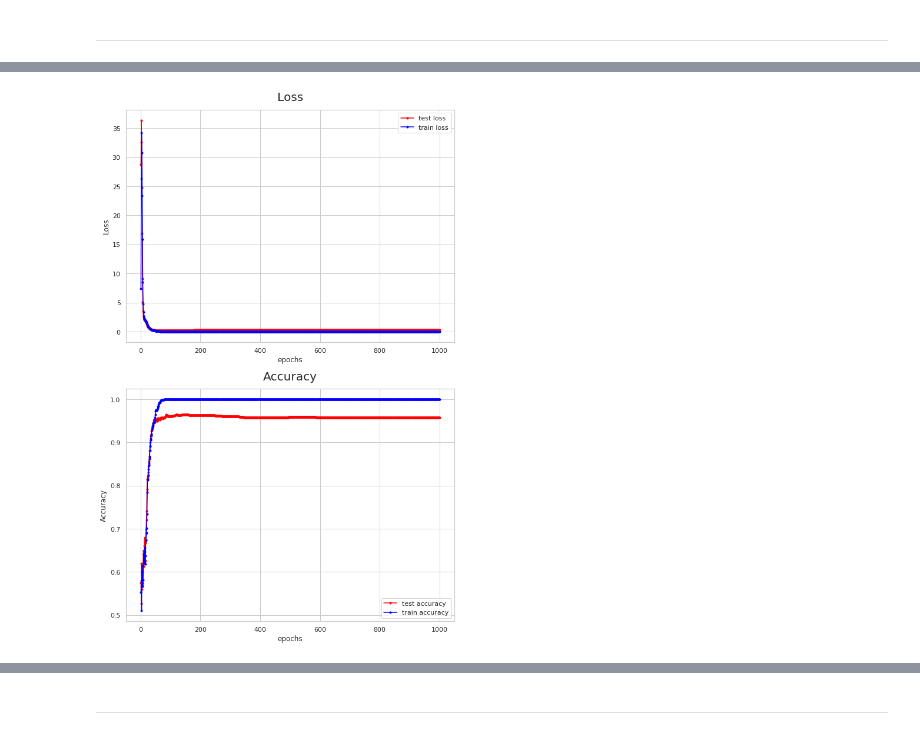
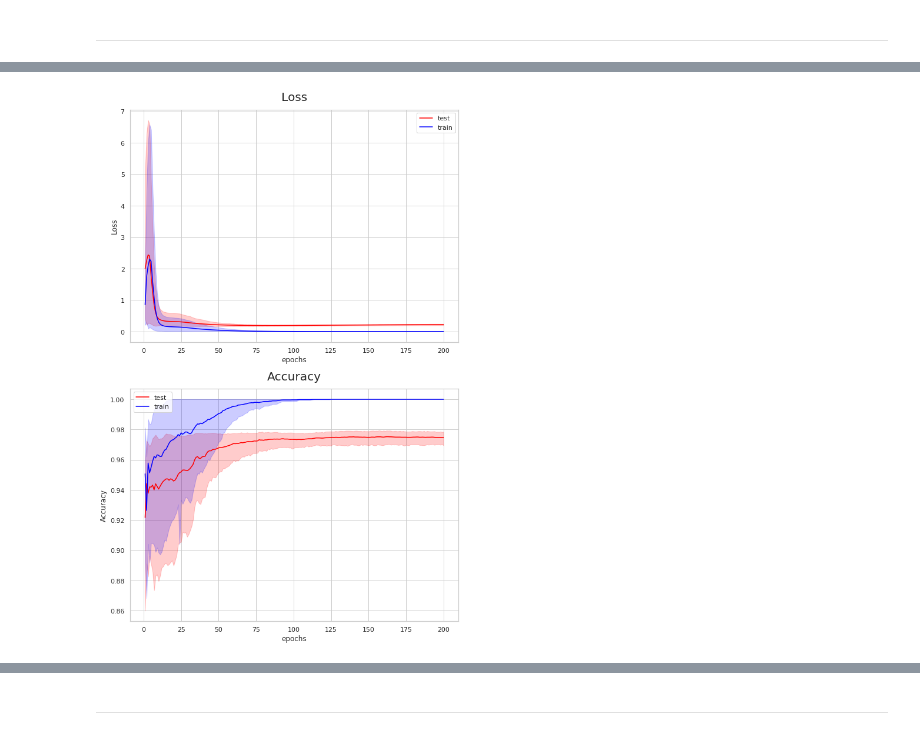
Before and after one commit to INFOPAUL/DeepLearning_Proj1, a Jupyter notebook: notebooks/code.ipynb, the cells around one changed output, grey strips where cells are left out. Cells and saved outputs as stored; diff of their text form; code cells hidden in the pictures.

```diff
--- a/notebooks/code.ipynb
+++ b/notebooks/code.ipynb
@@ -20,15 +28,42 @@ from train import get_dataset
 # %%
-num_epochs = 1000
+num_epochs = 200
 batch_size = 1000
+runs_num = 15
+# %%
+def collect_data_runs(config_model, runs_num=10):
+    data = []
+
+    for run in range(runs_num):
+        print(f"---- Run {run+1}/{runs_num} ----")
+        model, history = train.train(config_model)
+
+        for i in range(len(history.epochs)):
+            data.append([run, history.epochs[i], history.losses_train[i], history.losses_test[i], history.accs_train[i], history.accs_test[i]])
+
+    df = pd.DataFrame(data, columns=["run", "epoch", "train_loss", "test_loss", "train_accuracy", "test_accuracy"])
+
+    return df, model, history
+# %%
+def plot_result(df):
+    fig, axs = plt.subplots(2, 1, figsize=(10,16))
+    sns.lineplot(x="epoch", y="test_loss", data=df, ax=axs[0], color="red", label="test");
+    sns.lineplot(x="epoch", y="train_loss", data=df, ax=axs[0], color="blue", label="train");
+    axs[0].set_xlabel("epochs");axs[0].set_ylabel("Loss");axs[0].set_title("Loss", fontdict={"fontsize":20, "fontweight":1}, pad=15);
+    axs[0].legend();
+
+    sns.lineplot(x="epoch", y="test_accuracy", data=df, ax=axs[1], color="red", label="test");
+    sns.lineplot(x="epoch", y="train_accuracy", data=df, ax=axs[1], color="blue", label="train");
+    axs[1].set_xlabel("epochs");axs[1].set_ylabel("Accuracy");axs[1].set_title("Accuracy", fontdict={"fontsize":20, "fontweight":1}, pad=15);
+    axs[1].legend();
 # %% [markdown]
 ---
 # %%
 from architectures.SimpleConvNet import SimpleConvNet, SimpleConvNetDataset
 # %%
-%load_ext tensorboard
-%tensorboard --logdir ./logs
+# %load_ext tensorboard
+# %tensorboard --logdir ./logs
 
-config_model_no_WS = dict(
+config_model1 = dict(
     logs_dir=f'./logs/SimpleConvNet/{datetime.now().strftime("%Y%m%d_%H%M%S")}',
     dataset=SimpleConvNetDataset,
     criterion=nn.CrossEntropyLoss(),
@@ -38,8 +73,8 @@ config_model_no_WS = dict(
     num_epochs=num_epochs,  # 250
     model=SimpleConvNet(class_num=10, channels_in=1), #'simple_conv',
     augmentation=False,
-    verbose=1
+    verbose=0
 )
 
-model1, history1 = train.train(config_model_no_WS)
+df1, model1, history1 = collect_data_runs(config_model1, runs_num=runs_num)
 # %% [output]
@@ -65,7 +96,7 @@ epoch [1000] loss_train: 3.11e-05 loss_test: 2.89e-01 acc_train: 1.00e+00 acc_te
-# %%
-history1.plot()
-# %% [output]
-[figure, removed]
+# %%
+plot_result(df1)
+# %% [output]
+[figure, added]
 # %%
 config = dict(batch_size=128, dataset=SimpleConvNetDataset, augmentation=False, verbose=0)
 training_loader, test_loader = get_dataset(config)
```
Also changed, not shown: parts of 44 cells of this notebook, 7 other files.
